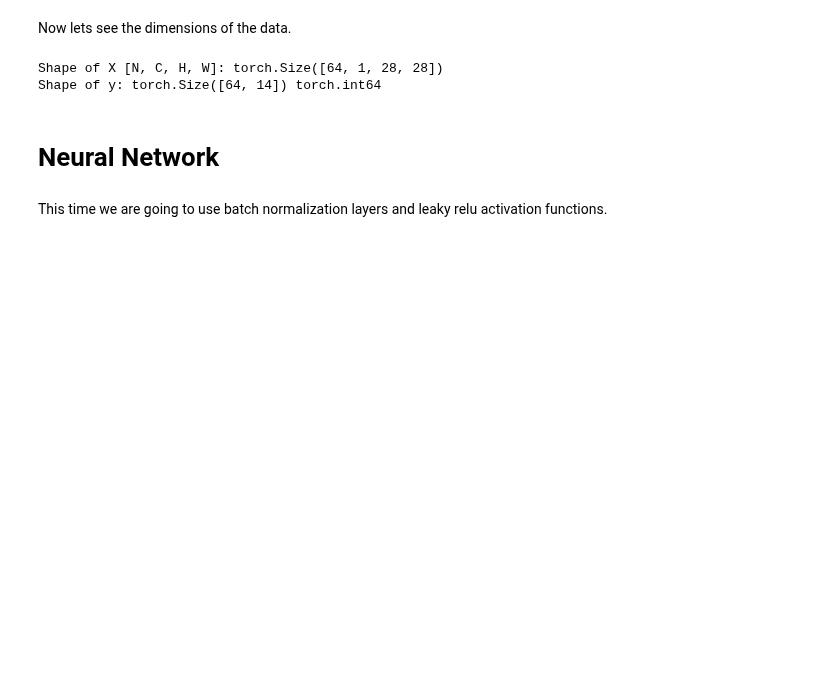
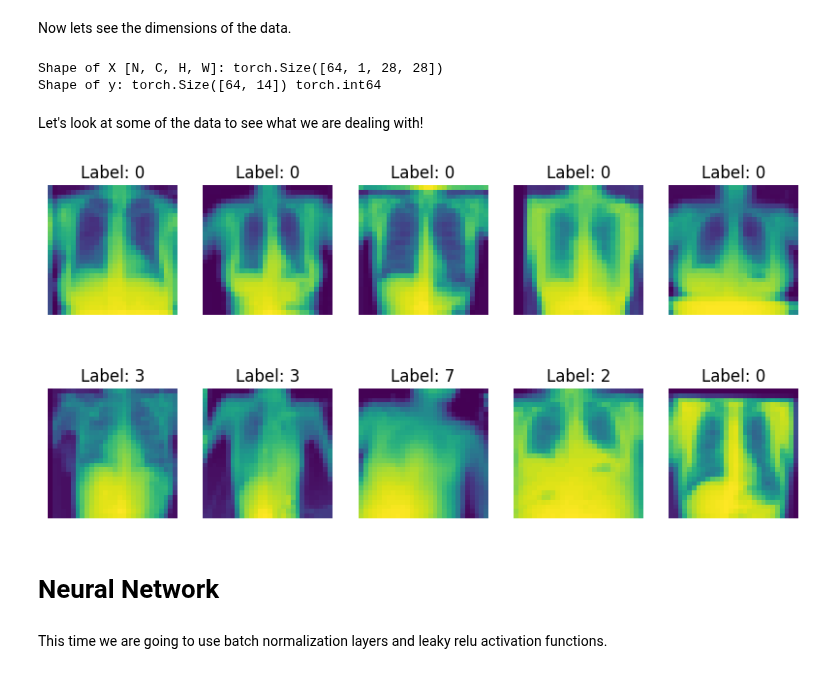
Before and after one commit to SharifiZarchi/Introduction_to_Machine_Learning, a Jupyter notebook: Jupyter_Notebooks/Chapter_03_Neural_Networks/More_on_NNs_with_Torch.ipynb, the cells around one changed output. Saved outputs shown, nothing was run; the diff lists cells and outputs as text; code cells hidden in the pictures; blank space fills up the shorter version.

Commit message:
add visualization

```diff
--- a/Jupyter_Notebooks/Chapter_03_Neural_Networks/More_on_NNs_with_Torch.ipynb
+++ b/Jupyter_Notebooks/Chapter_03_Neural_Networks/More_on_NNs_with_Torch.ipynb
@@ -96,7 +97,7 @@ Test dataset size: 22433
 # %% [markdown]
 While we could now proceed with our datasets, since the [MedMNIST](https://medmnist.com/) dataset provides validation sets itself, we are going to use its data.
 # %%
-test_dataset = ChestMNIST(split='train', transform=transform, download=False)
+train_dataset = ChestMNIST(split='train', transform=transform, download=False)
 val_dataset = ChestMNIST(split='val', transform=transform, download=True)
 test_dataset = ChestMNIST(split='test', transform=transform, download=False)
 
@@ -126,6 +127,20 @@ for x, y in test_loader:
 # %% [output]
 Shape of X [N, C, H, W]: torch.Size([64, 1, 28, 28])
 Shape of y: torch.Size([64, 14]) torch.int64
+# %% [markdown]
+Let's look at some of the data to see what we are dealing with!
+# %%
+# Show First 10 Images
+
+plt.figure(figsize=(10, 5))
+for i in range(10):
+    plt.subplot(2, 5, i + 1)
+    plt.imshow(train_dataset[i][0].squeeze())
+    plt.title(f"Label: {np.argmax(train_dataset[i][1])}")
+    plt.axis('off')
+plt.show()
+# %% [output]
+[figure, added]
 # %% [markdown]
 # Neural Network
 # %% [markdown]
```
Also changed, not shown: parts of 3 cells of this notebook.
